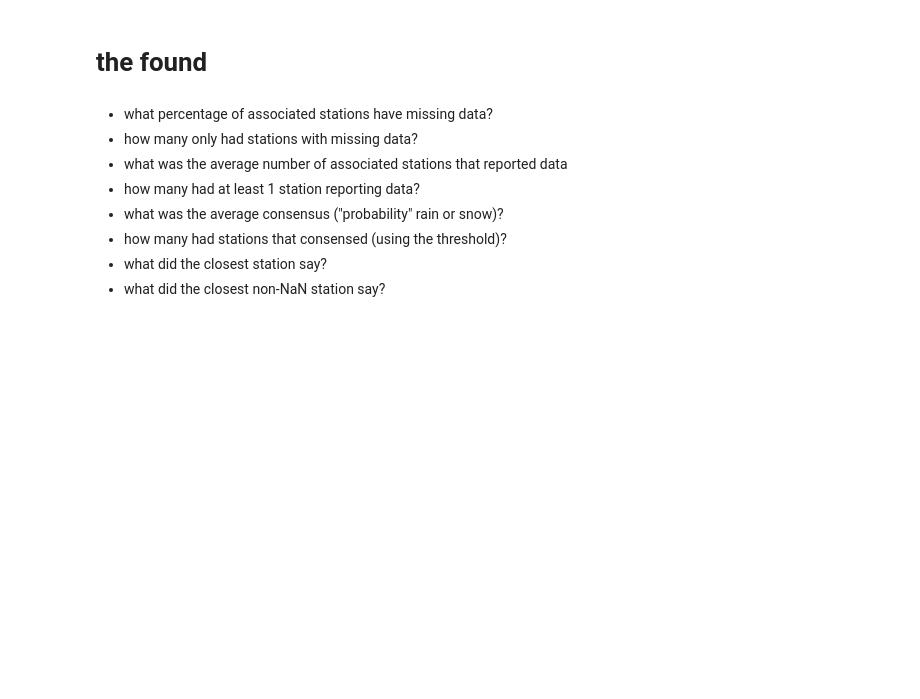
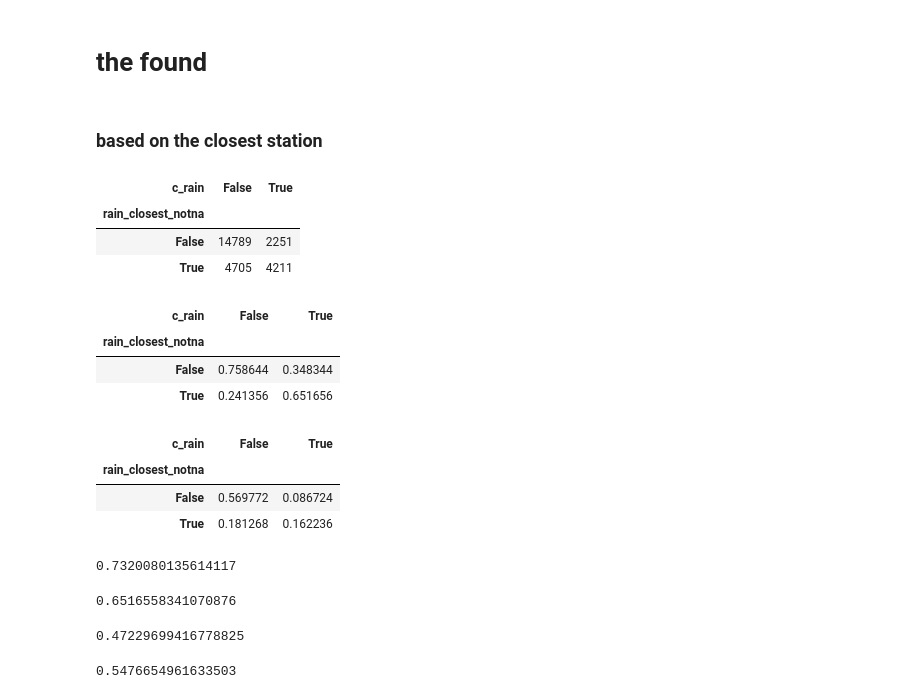
Before and after one commit to DataKind-DC/audubon-cbc, a Jupyter notebook: notebooks/2.1-rain-analysis.ipynb, the cells around one changed output. Drawn from its saved outputs; the diff is of its cells as text; code cells hidden in the pictures; blank space fills up the shorter version.

```diff
--- a/notebooks/2.1-rain-analysis.ipynb
+++ b/notebooks/2.1-rain-analysis.ipynb
@@ -53,9 +55,9 @@ The cleaned data set, `1.0-rec-initial-data-cleaning.txt`, drops circles with "i
 #  16km ~= 10 mi
 DISTANCE_THRESHOLD = 15000
 
-# consider stations to consense on a rain/snow value if a fraction of them or more all have the same reading
-# at the most abiguous, the fraction will be 0.5, so values are symmetric around that: 0.25 in agreement is the same as 0.75 agreeing on the opposite
-AGREEMENT_THRESHOLD = 0.25
+# consider stations to consense on a rain value if a fraction of them or more all have the same reading
+# at the most abiguous, the fraction will be 0.5, so values are symmetric around 1/2: 0.25 in agreement is the same as 0.75 agreeing on the opposite
+AGREEMENT_THRESHOLD = 0.75
 AGREEMENT_THRESHOLD = max(AGREEMENT_THRESHOLD, 1 - AGREEMENT_THRESHOLD)
 #
 #
@@ -173,6 +175,9 @@ def rain_calc(dfg):
 # %%
 station_rain = g.apply(rain_calc)
 station_rain = station_rain.join(circle_obs)
+# %%
+station_rain['consensus'] = np.where((station_rain.p >= (1-AGREEMENT_THRESHOLD)) & (station_rain.p <= AGREEMENT_THRESHOLD),
+                                     pd.NA, station_rain.p >= AGREEMENT_THRESHOLD)
 # %% [markdown]
 ## total stats
 # %% [markdown]
@@ -408,12 +411,51 @@ actl - expctd
 missing your rain data imples the stations are more likely to consense
 # %% [markdown]
 # the found
-# %% [markdown]
-- what percentage of associated stations have missing data?
- - how many only had stations with missing data?
-- what was the average number of associated stations that reported data
- - how many had at least 1 station reporting data?
-- what was the average consensus ("probability" rain or snow)?
- - how many had stations that consensed (using the threshold)?
-- what did the closest station say?
- - what did the closest non-NaN station say?
+# %% [markdown]
+### based on the closest station
+# %%
+actl = pd.crosstab(station_rain['rain_closest_notna'], station_rain['c_rain'])
+actl
+# %% [output]
+| c_rain | False | True |
+| rain_closest_notna |  |  |
+| False | 14789 | 2251 |
+| True | 4705 | 4211 |
+# %%
+# condition on volunteer data
+actl / actl.sum()
+# %% [output]
+| c_rain | False | True |
+| rain_closest_notna |  |  |
+| False | 0.758644 | 0.348344 |
+| True | 0.241356 | 0.651656 |
+# %%
+# total joint
+actl / actl.to_numpy().sum()
+# %% [output]
+| c_rain | False | True |
+| rain_closest_notna |  |  |
+| False | 0.569772 | 0.086724 |
+| True | 0.181268 | 0.162236 |
+# %%
+# accuracy
+actl.to_numpy().diagonal().sum() / actl.to_numpy().sum()
+# %% [output]
+0.7320080135614117
+# %%
+# precision
+pr = actl.loc[1,1] / actl.to_numpy()[[1,0], [1,1]].sum()
+pr
+# %% [output]
+0.6516558341070876
+# %%
+# recall
+re = actl.loc[1,1] / actl.to_numpy()[[1,1], [1,0]].sum()
+re
+# %% [output]
+0.47229699416778825
+# %%
+## F1
+2 * pr * re / (pr + re)
+# %% [output]
+0.5476654961633503
```
Also changed, not shown: parts of 25 cells of this notebook.
